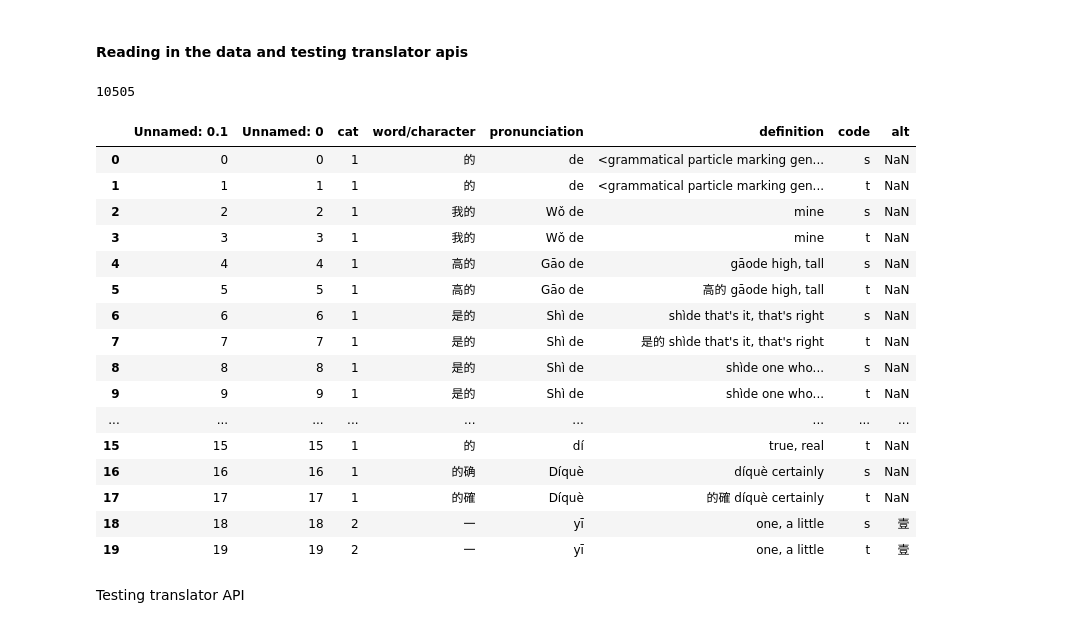
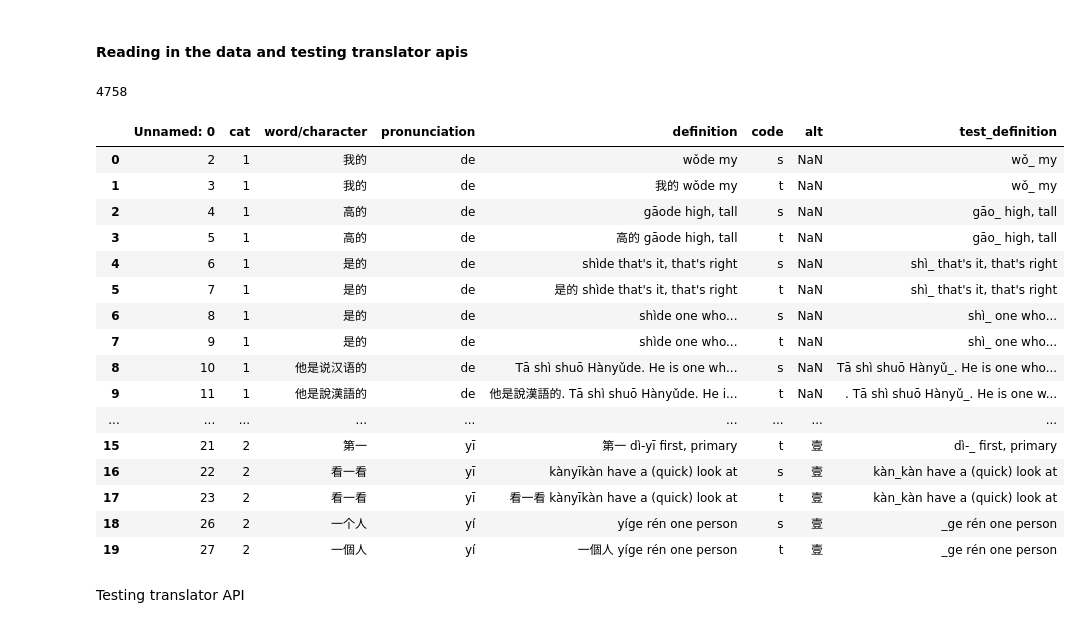
Before and after one commit to maxjing97/mandarin_chinese_characters_test, a Jupyter notebook: backend/data_prep/2-additional-edits.ipynb, the cells around one changed output. Drawn from its saved outputs; the diff is of its cells as text; code cells hidden in the pictures.

```diff
--- a/backend/data_prep/2-additional-edits.ipynb
+++ b/backend/data_prep/2-additional-edits.ipynb
@@ -9,29 +9,29 @@ It is clear from tests that the final csv file used to generate the json for mul
 # %% [markdown]
 #### Reading in the data and testing translator apis
 # %%
-path = "main_final_list.csv" #"final_test_characters.csv"
+path = "test_multi_list.csv" #"final_test_characters.csv"
 test_data = pd.read_csv(path)
 print(len(test_data))
 test_data.head(n=20)
 # %% [output]
-10505
+4758
-|  | Unnamed: 0.1 | Unnamed: 0 | cat | word/character | pronunciation | definition | code | alt |
-| 0 | 0 | 0 | 1 | 的 | de | <grammatical particle marking gen... | s | NaN |
-| 1 | 1 | 1 | 1 | 的 | de | <grammatical particle marking gen... | t | NaN |
-| 2 | 2 | 2 | 1 | 我的 | Wǒ de | mine | s | NaN |
-| 3 | 3 | 3 | 1 | 我的 | Wǒ de | mine | t | NaN |
-| 4 | 4 | 4 | 1 | 高的 | Gāo de | gāode high, tall | s | NaN |
-| 5 | 5 | 5 | 1 | 高的 | Gāo de | 高的 gāode high, tall | t | NaN |
-| 6 | 6 | 6 | 1 | 是的 | Shì de | shìde that's it, that's right | s | NaN |
-| 7 | 7 | 7 | 1 | 是的 | Shì de | 是的 shìde that's it, that's right | t | NaN |
-| 8 | 8 | 8 | 1 | 是的 | Shì de | shìde one who... | s | NaN |
-| 9 | 9 | 9 | 1 | 是的 | Shì de | shìde one who... | t | NaN |
+|  | Unnamed: 0 | cat | word/character | pronunciation | definition | code | alt | test_definition |
+| 0 | 2 | 1 | 我的 | de | wǒde my | s | NaN | wǒ_ my |
+| 1 | 3 | 1 | 我的 | de | 我的 wǒde my | t | NaN | wǒ_ my |
+| 2 | 4 | 1 | 高的 | de | gāode high, tall | s | NaN | gāo_ high, tall |
+| 3 | 5 | 1 | 高的 | de | 高的 gāode high, tall | t | NaN | gāo_ high, tall |
+| 4 | 6 | 1 | 是的 | de | shìde that's it, that's right | s | NaN | shì_ that's it, that's right |
+| 5 | 7 | 1 | 是的 | de | 是的 shìde that's it, that's right | t | NaN | shì_ that's it, that's right |
+| 6 | 8 | 1 | 是的 | de | shìde one who... | s | NaN | shì_ one who... |
+| 7 | 9 | 1 | 是的 | de | shìde one who... | t | NaN | shì_ one who... |
+| 8 | 10 | 1 | 他是说汉语的 | de | Tā shì shuō Hànyǔde. He is one wh... | s | NaN | Tā shì shuō Hànyǔ_. He is one who... |
+| 9 | 11 | 1 | 他是說漢語的 | de | 他是說漢語的. Tā shì shuō Hànyǔde. He i... | t | NaN | . Tā shì shuō Hànyǔ_. He is one w... |
 | ... | ... | ... | ... | ... | ... | ... | ... | ... |
-| 15 | 15 | 15 | 1 | 的 | dí | true, real | t | NaN |
-| 16 | 16 | 16 | 1 | 的确 | Díquè | díquè certainly | s | NaN |
-| 17 | 17 | 17 | 1 | 的確 | Díquè | 的確 díquè certainly | t | NaN |
-| 18 | 18 | 18 | 2 | 一 | yī | one, a little | s | 壹 |
-| 19 | 19 | 19 | 2 | 一 | yī | one, a little | t | 壹 |
+| 15 | 21 | 2 | 第一 | yī | 第一 dì-yī first, primary | t | 壹 | dì-_ first, primary |
+| 16 | 22 | 2 | 看一看 | yī | kànyīkàn have a (quick) look at | s | 壹 | kàn_kàn have a (quick) look at |
+| 17 | 23 | 2 | 看一看 | yī | 看一看 kànyīkàn have a (quick) look at | t | 壹 | kàn_kàn have a (quick) look at |
+| 18 | 26 | 2 | 一个人 | yí | yíge rén one person | s | 壹 | _ge rén one person |
+| 19 | 27 | 2 | 一個人 | yí | 一個人 yíge rén one person | t | 壹 | _ge rén one person |
 # %% [markdown]
 Testing translator API
 # %%
```
Also changed, not shown: parts of 22 cells of this notebook, 2 other files.
